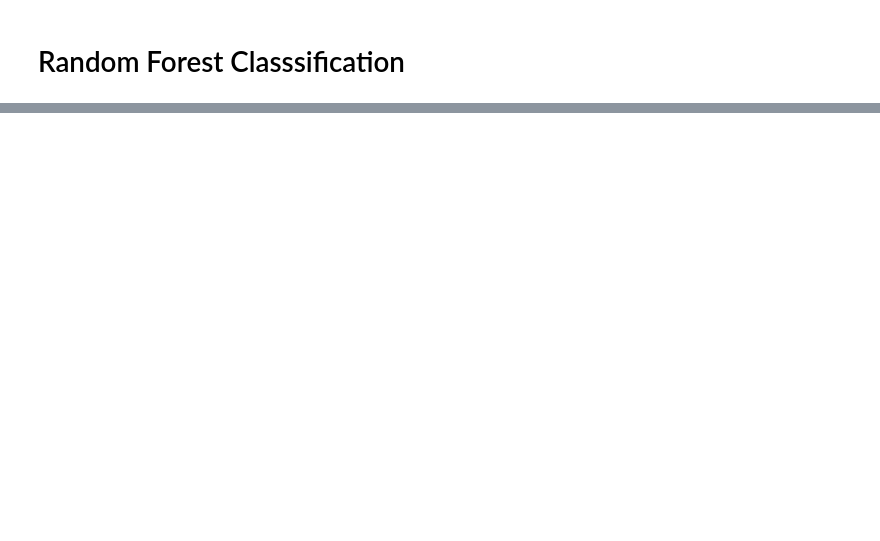
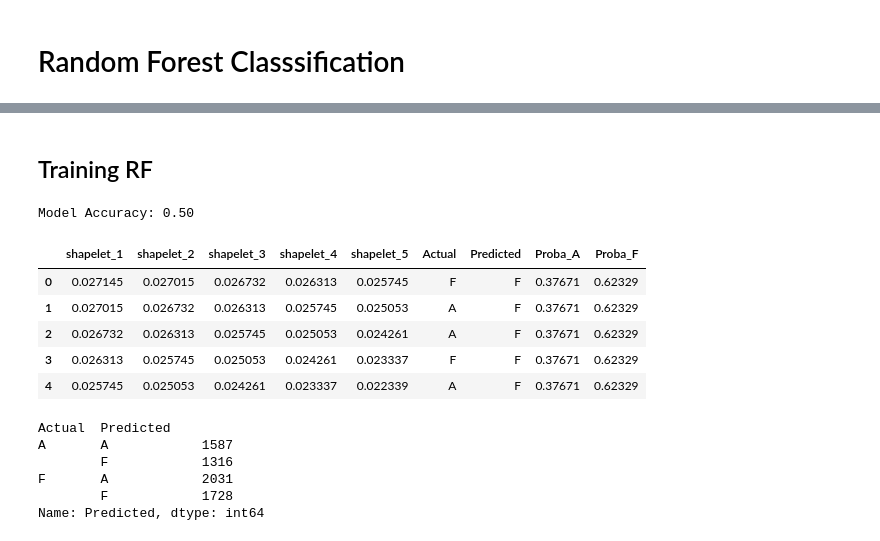
Before and after one commit to darkun7/shapelet, a Jupyter notebook: notebook/shapelet.ipynb, the cells around one changed output, grey strips where cells are left out. Cells and saved outputs as stored; diff of their text form; code cells hidden in the pictures; blank space fills up the shorter version.

```diff
--- a/notebook/shapelet.ipynb
+++ b/notebook/shapelet.ipynb
@@ -687,0 +678,4 @@ classify_with_random_forest(X_transformed, labels)
+# %%
+X = pd.concat([df_A_expand, df_F], axis=0)
+display(X.head())
+display(X.tail())
@@ -687,0 +699,60 @@ classify_with_random_forest(X_transformed, labels)
+# %% [markdown]
+## Training RF
+# %%
+X_train = X.drop(columns=['class'])
+y_train = X['class']
+X_test = testing_df_5.drop(columns=['class'])
+y_test = testing_df_5['class']
+# %%
+rf = RandomForestClassifier(n_estimators=100, max_depth=20, min_samples_split=20, min_samples_leaf=4, random_state=1922)
+rf.fit(X_train, y_train)
+# Make predictions
+y_pred = rf.predict(X_test)
+proba = rf.predict_proba(X_test)
+
+# Evaluate the model
+accuracy = accuracy_score(y_test, y_pred)
+print(f"Model Accuracy: {accuracy:.2f}")
+
+# Prepare data for plotting
+test_indices = X_test.index
+actual = pd.Series(y_test.values, index=test_indices)
+predicted = pd.Series(y_pred, index=test_indices)
+
+
+confidence = proba.max(axis=1)
+
+results_df = pd.DataFrame({
+    'Predicted_Class': y_pred,
+    'Confidence': confidence
+})
+# %% [output]
+Model Accuracy: 0.50
+# %%
+proba = rf.predict_proba(X_test)
+
+proba_df = pd.DataFrame(proba, columns=[f'Proba_{cls}' for cls in rf.classes_])
+
+testing_predictions = pd.DataFrame(X_test, columns=testing_df_5.columns)
+testing_predictions['Actual'] = y_test.values
+testing_predictions['Predicted'] = y_pred
+testing_predictions = pd.concat([testing_predictions, proba_df], axis=1)
+testing_predictions.reset_index(drop=True, inplace=True)
+testing_predictions.drop('class', axis=1, inplace=True, errors='ignore')
+testing_predictions.head()
+# %% [output]
+|  | shapelet_1 | shapelet_2 | shapelet_3 | shapelet_4 | shapelet_5 | Actual | Predicted | Proba_A | Proba_F |
+| 0 | 0.027145 | 0.027015 | 0.026732 | 0.026313 | 0.025745 | F | F | 0.37671 | 0.62329 |
+| 1 | 0.027015 | 0.026732 | 0.026313 | 0.025745 | 0.025053 | A | F | 0.37671 | 0.62329 |
+| 2 | 0.026732 | 0.026313 | 0.025745 | 0.025053 | 0.024261 | A | F | 0.37671 | 0.62329 |
+| 3 | 0.026313 | 0.025745 | 0.025053 | 0.024261 | 0.023337 | F | F | 0.37671 | 0.62329 |
+| 4 | 0.025745 | 0.025053 | 0.024261 | 0.023337 | 0.022339 | A | F | 0.37671 | 0.62329 |
+# %%
+testing_predictions.groupby('Actual')['Predicted'].value_counts()
+# %% [output]
+Actual  Predicted
+A       A            1587
+        F            1316
+F       A            2031
+        F            1728
+Name: Predicted, dtype: int64
```
Also changed, not shown: parts of 34 cells of this notebook, 2 other files.
